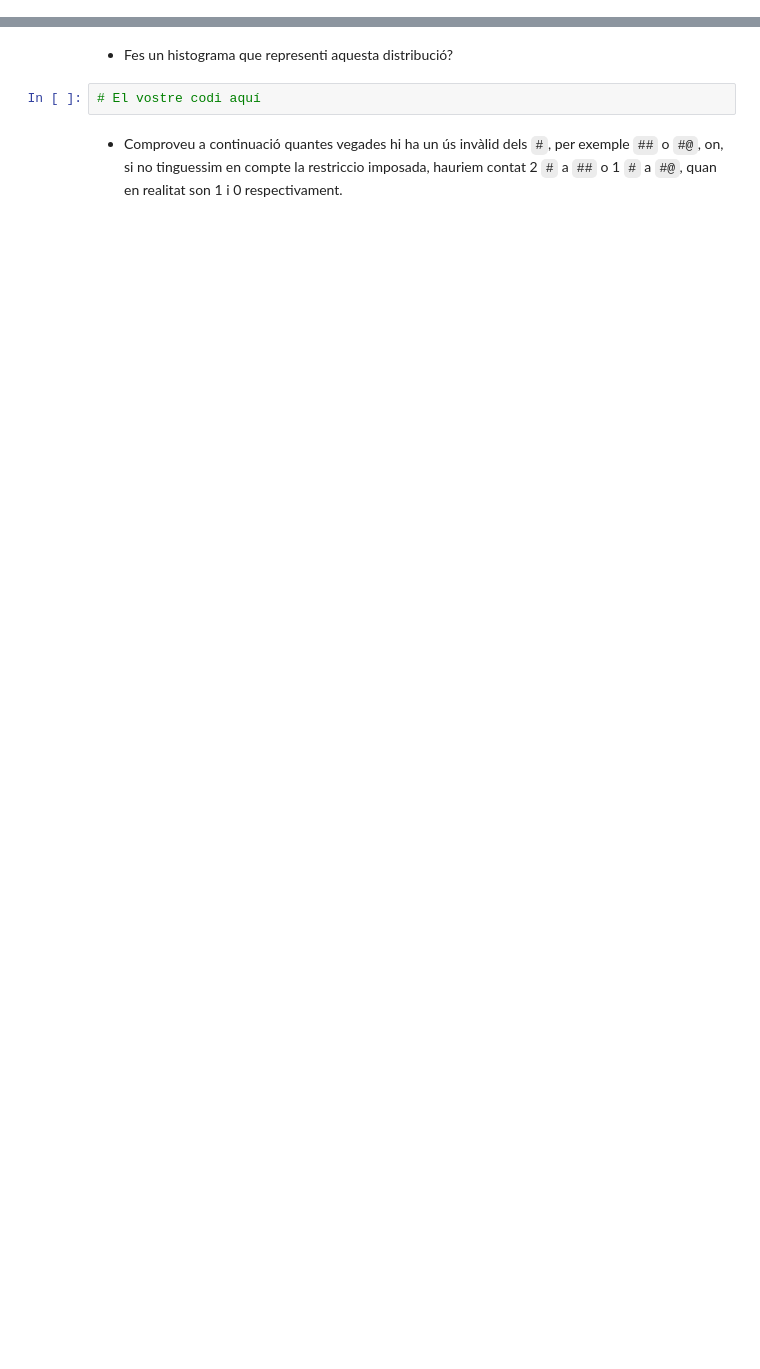
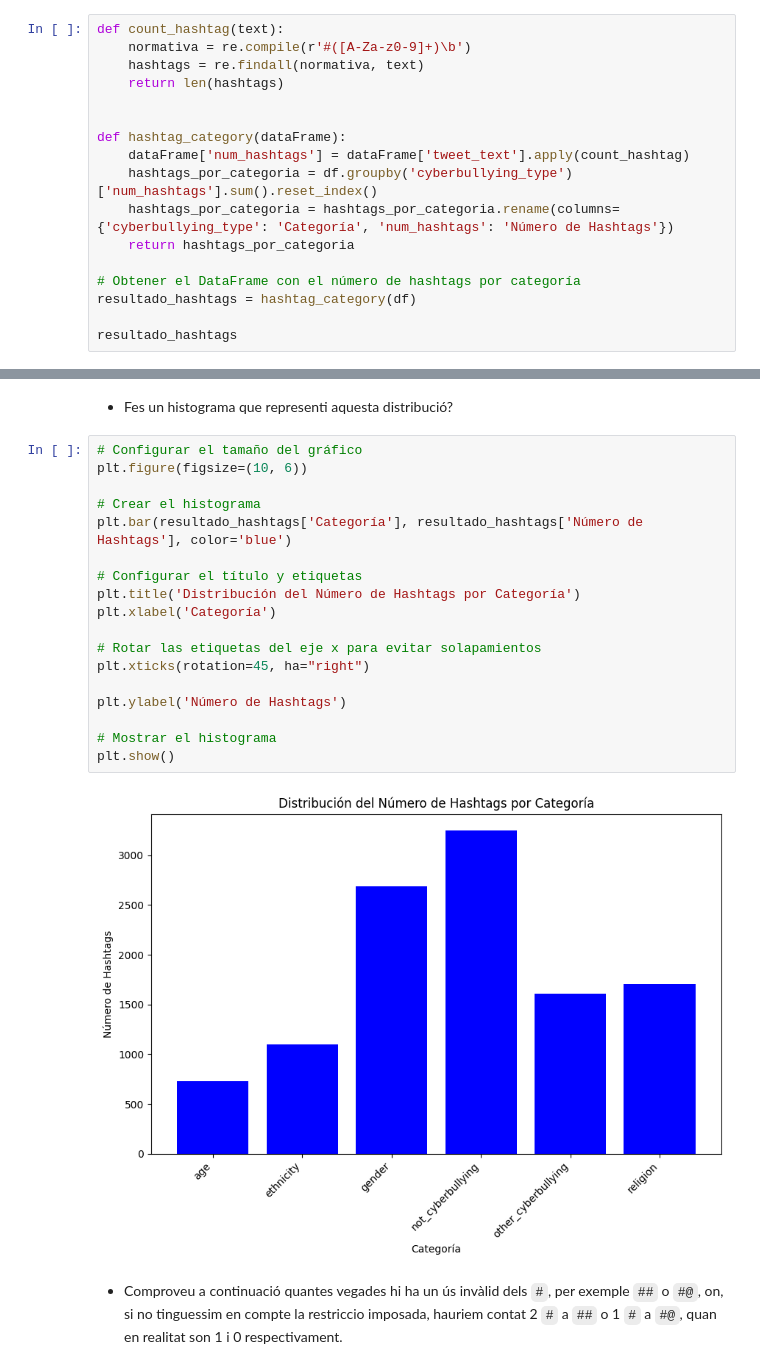
Before and after one commit to ArturoLat/TNUI, a Jupyter notebook: p3/NilTorrelles_ArturoLatorre_P3.ipynb, the cells around one changed output, grey strips where cells are left out. Cells and saved outputs as stored; diff of their text form; blank space fills up the shorter version.

```diff
--- a/p3/NilTorrelles_ArturoLatorre_P3.ipynb
+++ b/p3/NilTorrelles_ArturoLatorre_P3.ipynb
@@ -176,0 +253,17 @@ Compteu els ``#`` que vagin seguits d'alguna lletra o nombre ja que, com veiem a
+# %%
+def count_hashtag(text):
+    normativa = re.compile(r'#([A-Za-z0-9]+)\b')
+    hashtags = re.findall(normativa, text)
+    return len(hashtags)
+
+
+def hashtag_category(dataFrame):
+    dataFrame['num_hashtags'] = dataFrame['tweet_text'].apply(count_hashtag)
+    hashtags_por_categoria = df.groupby('cyberbullying_type')['num_hashtags'].sum().reset_index()
+    hashtags_por_categoria = hashtags_por_categoria.rename(columns={'cyberbullying_type': 'Categoría', 'num_hashtags': 'Número de Hashtags'})
+    return hashtags_por_categoria
+
+# Obtener el DataFrame con el número de hashtags por categoría
+resultado_hashtags = hashtag_category(df)
+
+resultado_hashtags
@@ -177,6 +278,24 @@ Compteu els ``#`` que vagin seguits d'alguna lletra o nombre ja que, com veiem a
 # %% [markdown]
 + Fes un histograma que representi aquesta distribució?
-# %%
-# El vostre codi aquí
+# %%
+# Configurar el tamaño del gráfico
+plt.figure(figsize=(10, 6))
+
+# Crear el histograma
+plt.bar(resultado_hashtags['Categoría'], resultado_hashtags['Número de Hashtags'], color='blue')
+
+# Configurar el título y etiquetas
+plt.title('Distribución del Número de Hashtags por Categoría')
+plt.xlabel('Categoría')
+
+# Rotar las etiquetas del eje x para evitar solapamientos
+plt.xticks(rotation=45, ha="right")
+
+plt.ylabel('Número de Hashtags')
+
+# Mostrar el histograma
+plt.show()
+# %% [output]
+[figure, added]
 # %% [markdown]
 + Comproveu a continuació quantes vegades hi ha un ús invàlid dels ``#``, per exemple ``##`` o ``#@``, on, si no tinguessim en compte la restriccio imposada, hauriem contat 2 ``#`` a ``##`` o 1 ``#`` a ``#@``, quan en realitat son 1 i 0 respectivament.
```
Also changed, not shown: parts of 20 cells of this notebook.
